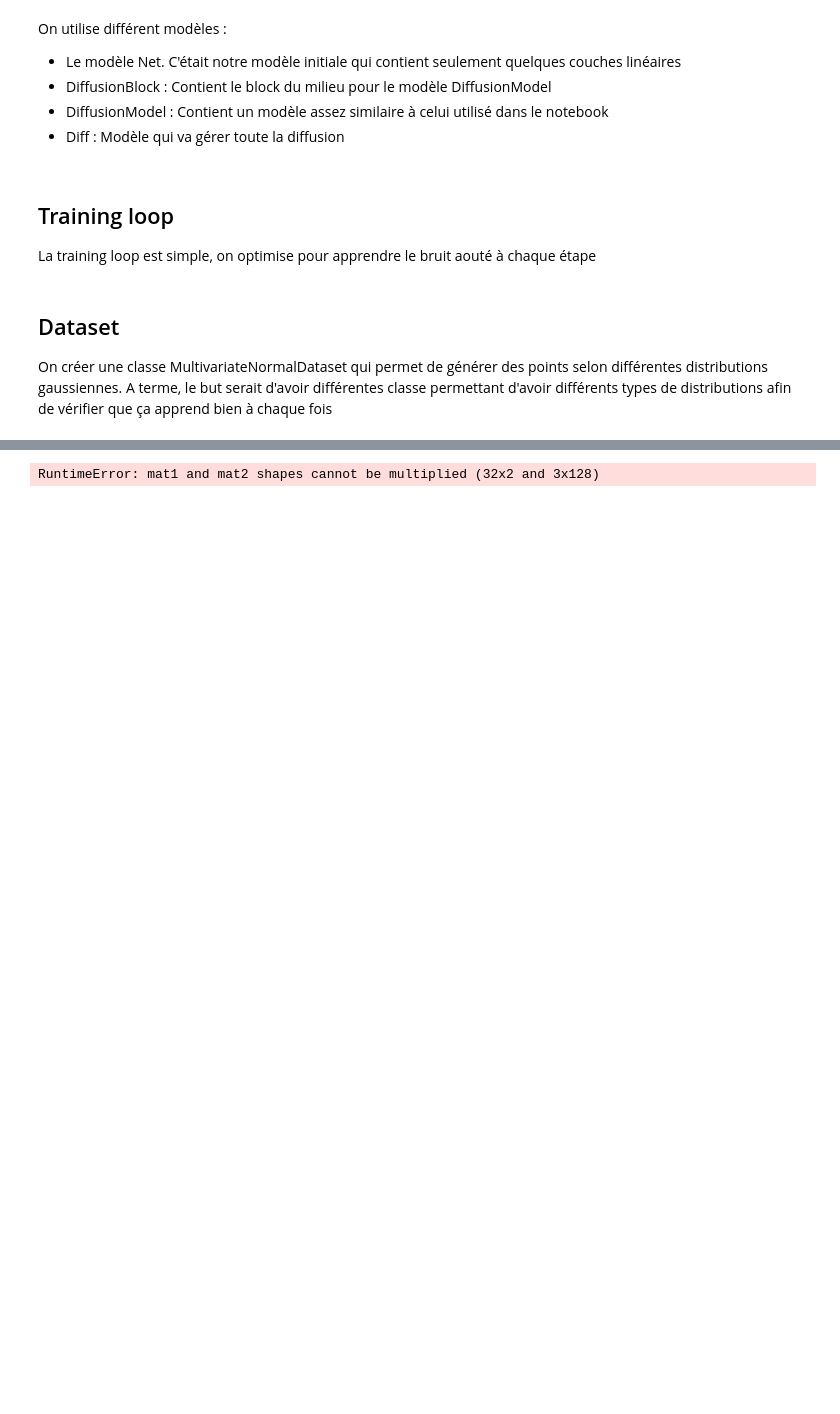
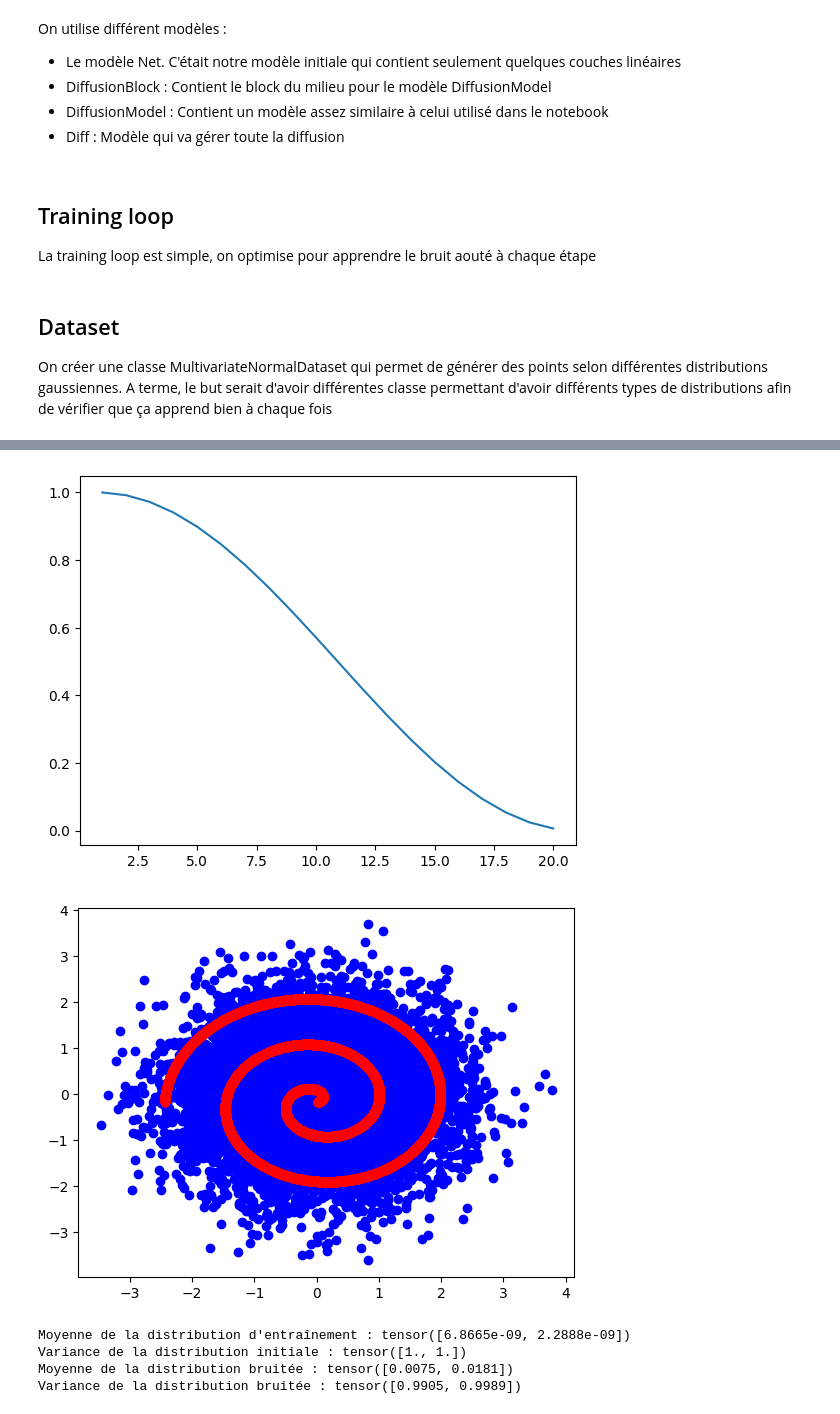
Before and after one commit to crdevio/DiffusionModel, a Jupyter notebook: basic_diffusion.ipynb, the cells around one changed output, grey strips where cells are left out. Saved outputs shown, nothing was run; the diff lists cells and outputs as text; code cells hidden in the pictures; blank space fills up the shorter version.

```diff
--- a/basic_diffusion.ipynb
+++ b/basic_diffusion.ipynb
@@ -357,11 +390,28 @@ torch.Size([10000, 2])
 # %%
 lr = 1e-3
-num_epochs = 100
-num_timesteps = 500
-network3 = Net(dim+1,dim)
-network3 = network3.to(device)
-model3 = Diff(network3,num_timesteps,device = device)
-optimizer = torch.optim.RMSprop(model3.parameters(), lr=lr)
-training_loop(model3,dataloader3,optimizer,num_epochs,num_timesteps)
+num_epochs = 1000
+num_timesteps = 20
+
+beta_start = 1e-4
+beta_end = 0.05
+
+network_spirale = DiffusionModel(dim, nblocks=2, nunits=64).to(device)
+model_spirale = Diff(network,num_timesteps,device = device, beta_start=beta_start, beta_end=beta_end)
+model_spirale.plot_alphacumprods()
+
+plt.scatter(noisy[:, 0], noisy[:, 1], color='blue')
+plt.scatter(dataset_spirale.data[:, 0], dataset_spirale.data[:, 1], color='red')
+noisy = get_full_noise(dataset_spirale, model_spirale)
+plt.show()
+
+print(f"Moyenne de la distribution d'entraînement : {torch.mean(dataset_spirale.data, axis=0)}")
+print(f"Variance de la distribution initiale : {torch.std(dataset_spirale.data, axis=0)}")
+print(f"Moyenne de la distribution bruitée : {torch.mean(noisy, axis=0)}")
+print(f"Variance de la distribution bruitée : {torch.std(noisy, axis=0)}")
 # %% [output]
+[figure, added]
+[figure, added]
-RuntimeError: mat1 and mat2 shapes cannot be multiplied (32x2 and 3x128)
+Moyenne de la distribution d'entraînement : tensor([6.8665e-09, 2.2888e-09])
+Variance de la distribution initiale : tensor([1., 1.])
+Moyenne de la distribution bruitée : tensor([0.0075, 0.0181])
+Variance de la distribution bruitée : tensor([0.9905, 0.9989])
```
Also changed, not shown: parts of 24 cells of this notebook.
